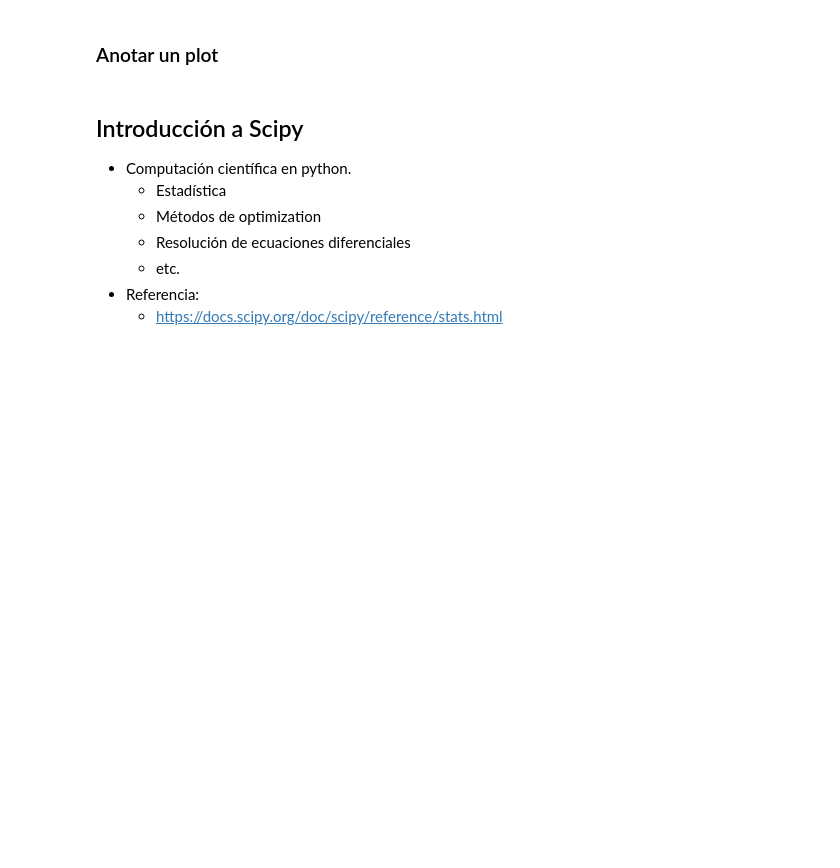
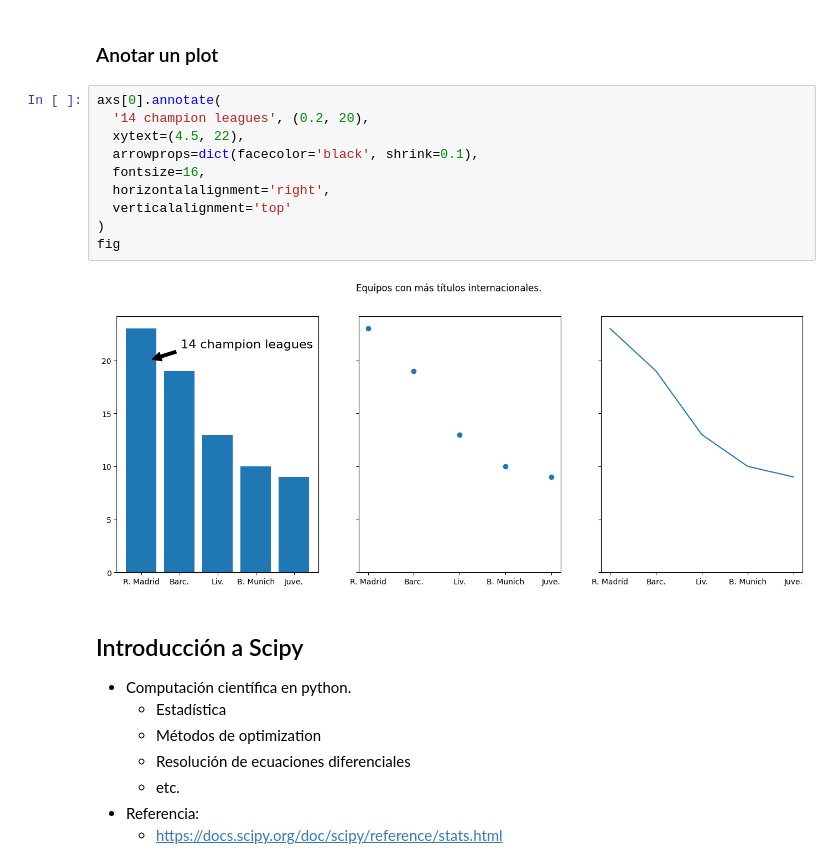
Before and after one commit to javieriserte/qualitative-data-course, a Jupyter notebook: classes/C01.Intro.Python.ipynb, the cells around one changed output. Cells and saved outputs as stored; diff of their text form; blank space fills up the shorter version.

```diff
--- a/classes/C01.Intro.Python.ipynb
+++ b/classes/C01.Intro.Python.ipynb
@@ -1249,5 +1459,17 @@ df.loc[["P26477", "P02929"], :].iloc[:, [0, 2]]
 # %% [markdown]
 ### Anotar un plot
+# %%
+axs[0].annotate(
+  '14 champion leagues', (0.2, 20),
+  xytext=(4.5, 22),
+  arrowprops=dict(facecolor='black', shrink=0.1),
+  fontsize=16,
+  horizontalalignment='right',
+  verticalalignment='top'
+)
+fig
+# %% [output]
+[figure, added]
 # %% [markdown]
 ## Introducción a Scipy
 
```
Also changed, not shown: parts of 25 cells of this notebook.
